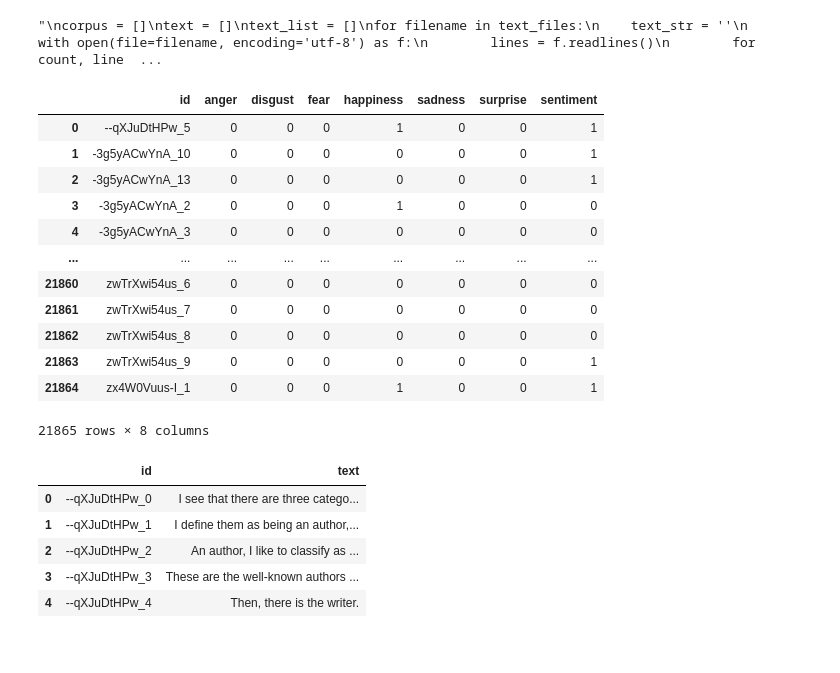
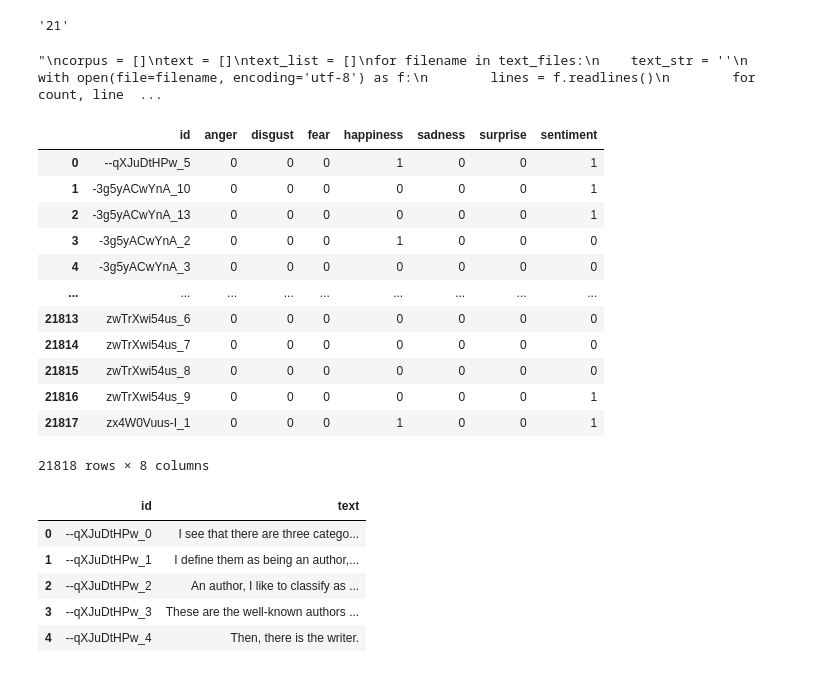
Before and after one commit to phgz/emotion, a Jupyter notebook: notebooks/text-model.ipynb, the cells around one changed output. Cells and saved outputs as stored; diff of their text form; code cells hidden in the pictures.

```diff
--- a/notebooks/text-model.ipynb
+++ b/notebooks/text-model.ipynb
@@ -19,6 +26,10 @@ from sklearn.feature_extraction.text import TfidfVectorizer, CountVectorizer
 text_dir = "../data/raw/text"
 labels_dir =  "../data/raw/labels"
 audio_dir = "../data/raw/audio"
+# %%
+'_7HVhnSYX1Y___21___125.556___127.594___Nothing dangerous'.split('___')[1]
+# %% [output]
+'21'
 # %%
 text_files = glob.glob(f"{text_dir}/*.txt")
 
@@ -91,21 +107,21 @@ def clean_stopwords_digits(line)->str:
     return new_line
 # %%
-label_df = pd.read_csv("../data/interim/labels/interim.csv")
+label_df = pd.read_csv("../data/interim/labels/labels.csv")
 display(label_df)
 # %% [output]
 |  | id | anger | disgust | fear | happiness | sadness | surprise | sentiment |
 | 0 | --qXJuDtHPw_5 | 0 | 0 | 0 | 1 | 0 | 0 | 1 |
 | 1 | -3g5yACwYnA_10 | 0 | 0 | 0 | 0 | 0 | 0 | 1 |
 | 2 | -3g5yACwYnA_13 | 0 | 0 | 0 | 0 | 0 | 0 | 1 |
 | 3 | -3g5yACwYnA_2 | 0 | 0 | 0 | 1 | 0 | 0 | 0 |
 | 4 | -3g5yACwYnA_3 | 0 | 0 | 0 | 0 | 0 | 0 | 0 |
 | ... | ... | ... | ... | ... | ... | ... | ... | ... |
-| 21860 | zwTrXwi54us_6 | 0 | 0 | 0 | 0 | 0 | 0 | 0 |
-| 21861 | zwTrXwi54us_7 | 0 | 0 | 0 | 0 | 0 | 0 | 0 |
-| 21862 | zwTrXwi54us_8 | 0 | 0 | 0 | 0 | 0 | 0 | 0 |
-| 21863 | zwTrXwi54us_9 | 0 | 0 | 0 | 0 | 0 | 0 | 1 |
-| 21864 | zx4W0Vuus-I_1 | 0 | 0 | 0 | 1 | 0 | 0 | 1 |
+| 21813 | zwTrXwi54us_6 | 0 | 0 | 0 | 0 | 0 | 0 | 0 |
+| 21814 | zwTrXwi54us_7 | 0 | 0 | 0 | 0 | 0 | 0 | 0 |
+| 21815 | zwTrXwi54us_8 | 0 | 0 | 0 | 0 | 0 | 0 | 0 |
+| 21816 | zwTrXwi54us_9 | 0 | 0 | 0 | 0 | 0 | 0 | 1 |
+| 21817 | zx4W0Vuus-I_1 | 0 | 0 | 0 | 1 | 0 | 0 | 1 |
-21865 rows × 8 columns
+21818 rows × 8 columns
 # %%
 corpus = (text for text in text_list_generator(text_files))
 df_text = pd.DataFrame(corpus)
```
Also changed, not shown: parts of 17 cells of this notebook.
